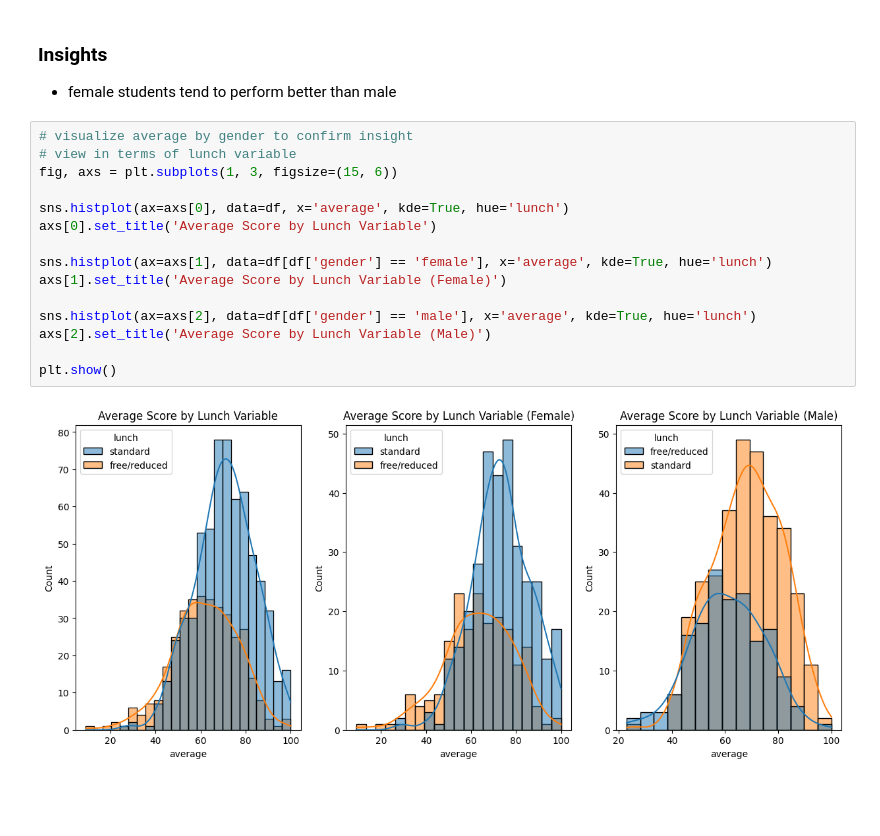
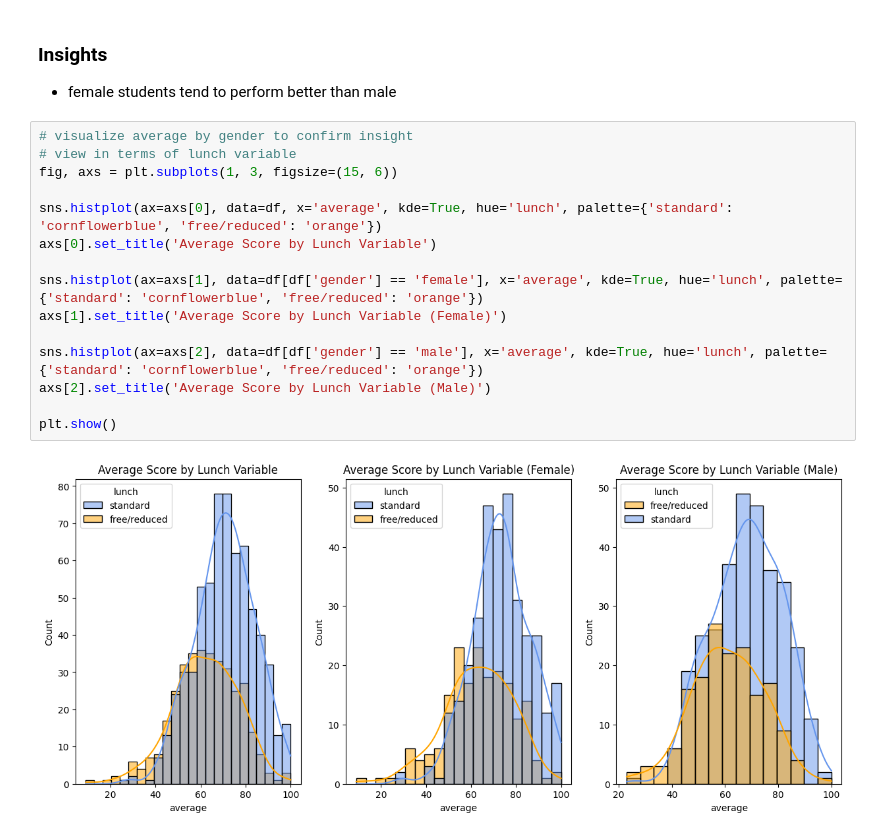
Before and after one commit to hilpresent/ml-project, a Jupyter notebook: notebook/EDA.ipynb, the cells around one changed output. Drawn from its saved outputs; the diff is of its cells as text; blank space fills up the shorter version.

```diff
--- a/notebook/EDA.ipynb
+++ b/notebook/EDA.ipynb
@@ -300,17 +300,17 @@ plt.show()
 # %%
 # visualize average by gender to confirm insight
 # view in terms of lunch variable
 fig, axs = plt.subplots(1, 3, figsize=(15, 6))
 
-sns.histplot(ax=axs[0], data=df, x='average', kde=True, hue='lunch')
+sns.histplot(ax=axs[0], data=df, x='average', kde=True, hue='lunch', palette={'standard': 'cornflowerblue', 'free/reduced': 'orange'})
 axs[0].set_title('Average Score by Lunch Variable')
 
-sns.histplot(ax=axs[1], data=df[df['gender'] == 'female'], x='average', kde=True, hue='lunch')
+sns.histplot(ax=axs[1], data=df[df['gender'] == 'female'], x='average', kde=True, hue='lunch', palette={'standard': 'cornflowerblue', 'free/reduced': 'orange'})
 axs[1].set_title('Average Score by Lunch Variable (Female)')
 
-sns.histplot(ax=axs[2], data=df[df['gender'] == 'male'], x='average', kde=True, hue='lunch')
+sns.histplot(ax=axs[2], data=df[df['gender'] == 'male'], x='average', kde=True, hue='lunch', palette={'standard': 'cornflowerblue', 'free/reduced': 'orange'})
 axs[2].set_title('Average Score by Lunch Variable (Male)')
 
 plt.show()
 # %% [output]
-[figure, old version]
+[figure, new version]
```
Also changed, not shown: parts of 5 cells of this notebook.
